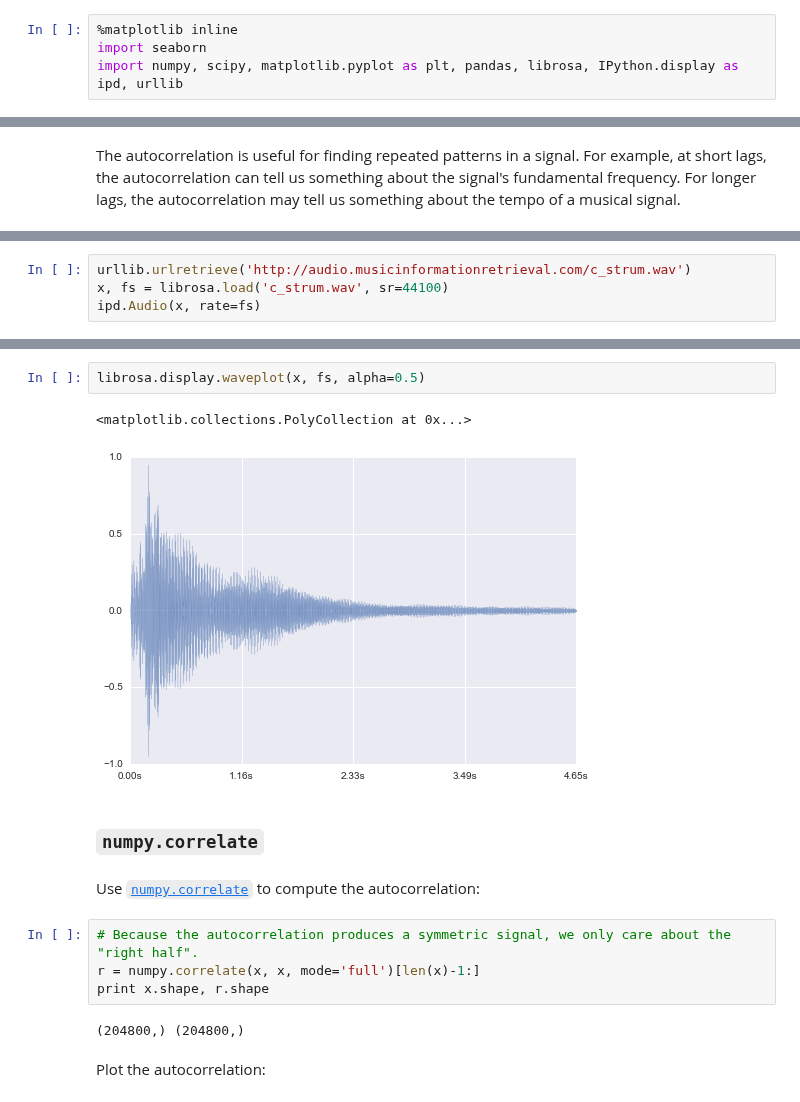
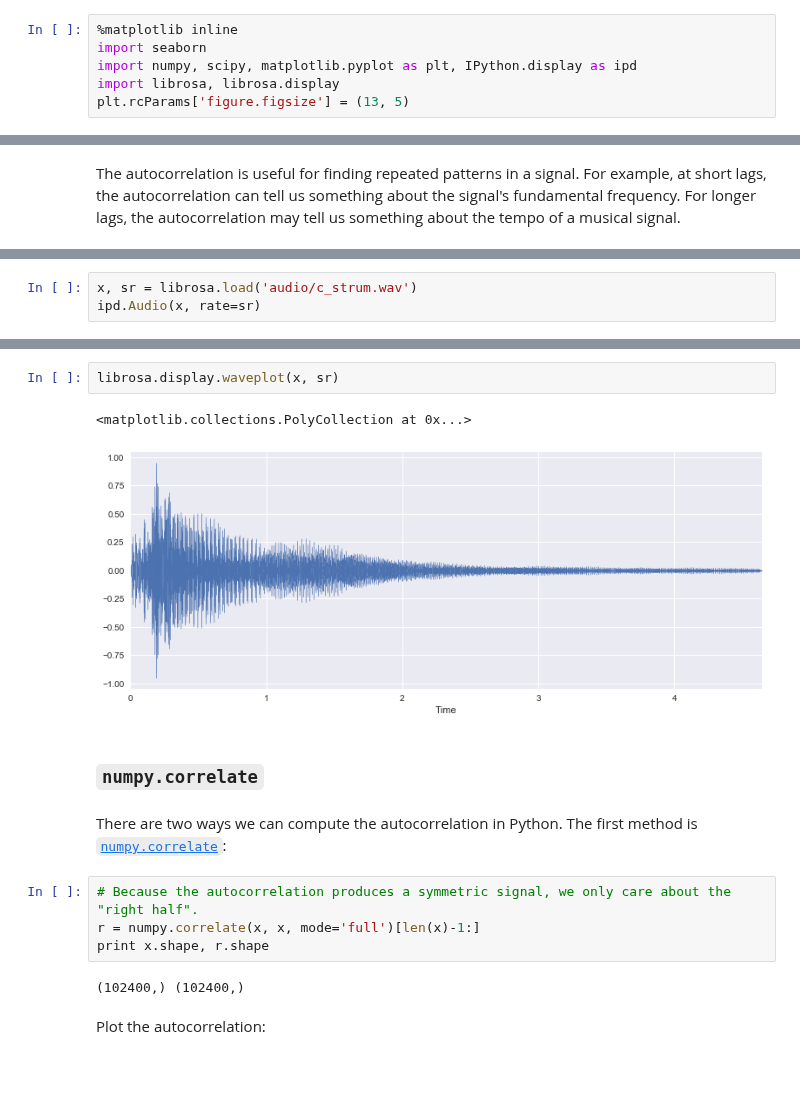
Before and after one commit to iranroman/musicinformationretrieval.com, a Jupyter notebook: autocorrelation.ipynb, the cells around one changed output, grey strips where cells are left out. Cells and saved outputs as stored; diff of their text form; blank space fills up the shorter version.

Commit message:
autocorrelation

```diff
--- a/autocorrelation.ipynb
+++ b/autocorrelation.ipynb
@@ -1,7 +1,9 @@
 # %%
 %matplotlib inline
 import seaborn
-import numpy, scipy, matplotlib.pyplot as plt, pandas, librosa, IPython.display as ipd, urllib
+import numpy, scipy, matplotlib.pyplot as plt, IPython.display as ipd
+import librosa, librosa.display
+plt.rcParams['figure.figsize'] = (13, 5)
 # %% [markdown]
 [&larr; Back to Index](index.html)
 # %% [markdown]
@@ -19,4 +20,0 @@ Let's download and listen to a file:
-# %%
-urllib.urlretrieve('http://audio.musicinformationretrieval.com/c_strum.wav')
-x, fs = librosa.load('c_strum.wav', sr=44100)
-ipd.Audio(x, rate=fs)
@@ -24,0 +21,3 @@ ipd.Audio(x, rate=fs)
+# %%
+x, sr = librosa.load('audio/c_strum.wav')
+ipd.Audio(x, rate=sr)
@@ -25,18 +26,18 @@ ipd.Audio(x, rate=fs)
 # %%
-librosa.display.waveplot(x, fs, alpha=0.5)
+librosa.display.waveplot(x, sr)
 # %% [output]
 <matplotlib.collections.PolyCollection at 0x...>
-[figure, old version]
+[figure, new version]
 # %% [markdown]
 ### `numpy.correlate`
 # %% [markdown]
-Use [`numpy.correlate`](http://docs.scipy.org/doc/numpy/reference/generated/numpy.correlate.html) to compute the autocorrelation:
+There are two ways we can compute the autocorrelation in Python. The first method is [`numpy.correlate`](http://docs.scipy.org/doc/numpy/reference/generated/numpy.correlate.html):
 # %%
 # Because the autocorrelation produces a symmetric signal, we only care about the "right half".
 r = numpy.correlate(x, x, mode='full')[len(x)-1:]
 print x.shape, r.shape
 # %% [output]
-(204800,) (204800,)
+(102400,) (102400,)
 # %% [markdown]
 Plot the autocorrelation:
 # %%
```
Also changed, not shown: parts of 28 cells of this notebook, 3 other files.
